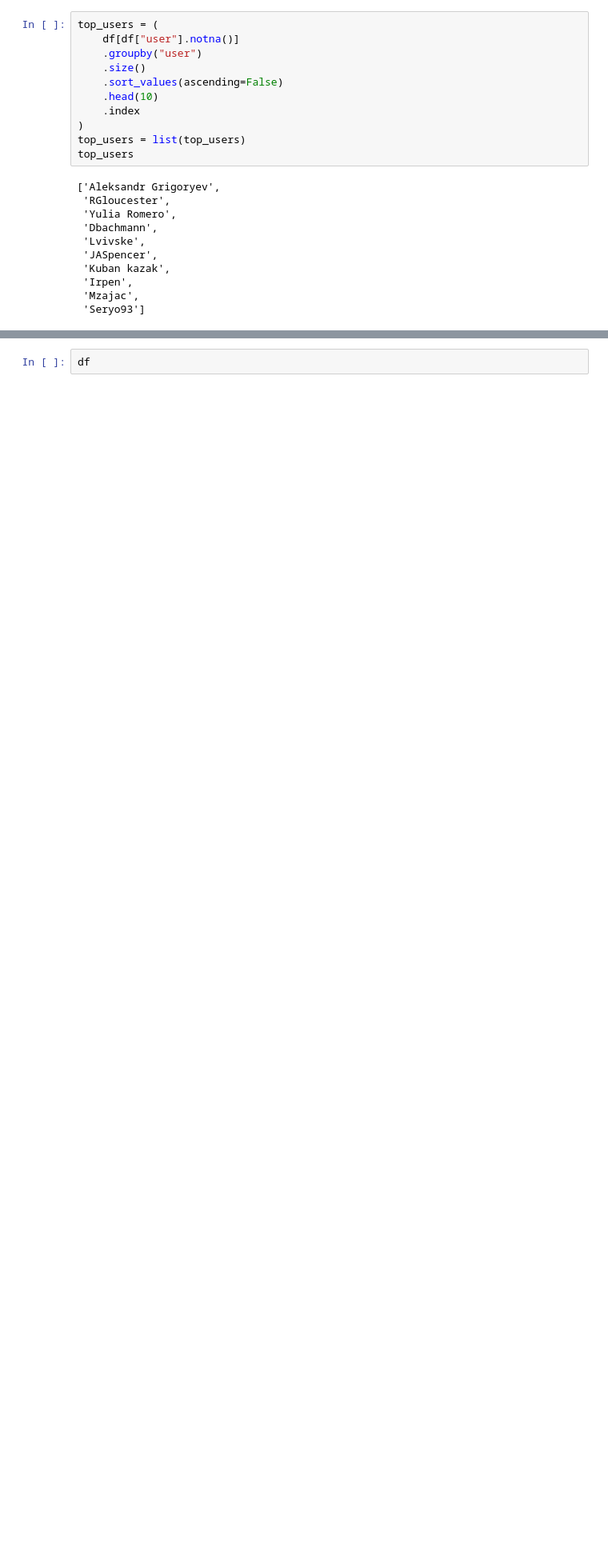
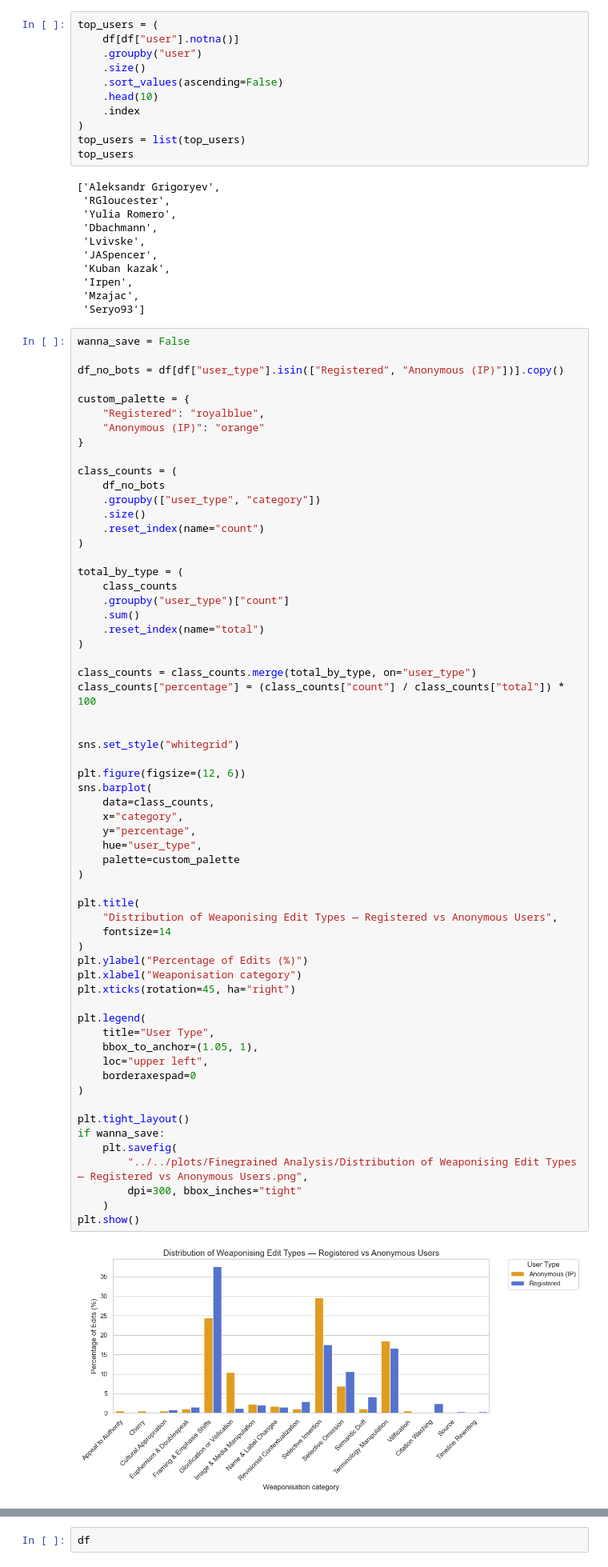
Before and after one commit to dh-epfl-students/dhlab-cultural-weaponisation-ukraine-benchmark, a Jupyter notebook: notebooks/Finegrained Analysis/maxime_fg_analysis.ipynb, the cells around one changed output, grey strips where cells are left out. Shown at 80% size. Saved outputs shown, nothing was run; the diff lists cells and outputs as text; blank space fills up the shorter version.

```diff
--- a/notebooks/Finegrained Analysis/maxime_fg_analysis.ipynb
+++ b/notebooks/Finegrained Analysis/maxime_fg_analysis.ipynb
@@ -107,4 +118,67 @@ top_users
  'Irpen',
  'Mzajac',
  'Seryo93']
+# %%
+wanna_save = False
+
+df_no_bots = df[df["user_type"].isin(["Registered", "Anonymous (IP)"])].copy()
+
+custom_palette = {
+    "Registered": "royalblue",
+    "Anonymous (IP)": "orange"
+}
+
+class_counts = (
+    df_no_bots
+    .groupby(["user_type", "category"])
+    .size()
+    .reset_index(name="count")
+)
+
+total_by_type = (
+    class_counts
+    .groupby("user_type")["count"]
+    .sum()
+    .reset_index(name="total")
+)
+
+class_counts = class_counts.merge(total_by_type, on="user_type")
+class_counts["percentage"] = (class_counts["count"] / class_counts["total"]) * 100
+
+
+sns.set_style("whitegrid")
+
+plt.figure(figsize=(12, 6))
+sns.barplot(
+    data=class_counts,
+    x="category",
+    y="percentage",
+    hue="user_type",
+    palette=custom_palette
+)
+
+plt.title(
+    "Distribution of Weaponising Edit Types — Registered vs Anonymous Users",
+    fontsize=14
+)
+plt.ylabel("Percentage of Edits (%)")
+plt.xlabel("Weaponisation category")
+plt.xticks(rotation=45, ha="right")
+
+plt.legend(
+    title="User Type",
+    bbox_to_anchor=(1.05, 1),
+    loc="upper left",
+    borderaxespad=0
+)
+
+plt.tight_layout()
+if wanna_save:
+    plt.savefig(
+        "../../plots/Finegrained Analysis/Distribution of Weaponising Edit Types — Registered vs Anonymous Users.png",
+        dpi=300, bbox_inches="tight"
+    )
+plt.show()
+# %% [output]
+[figure, added]
 # %%
```
Also changed, not shown: parts of 9 cells of this notebook, 14 other files.
